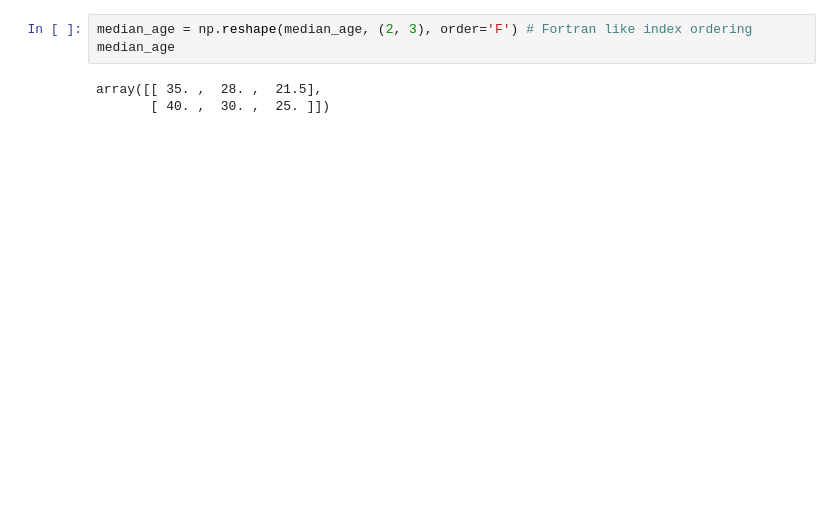
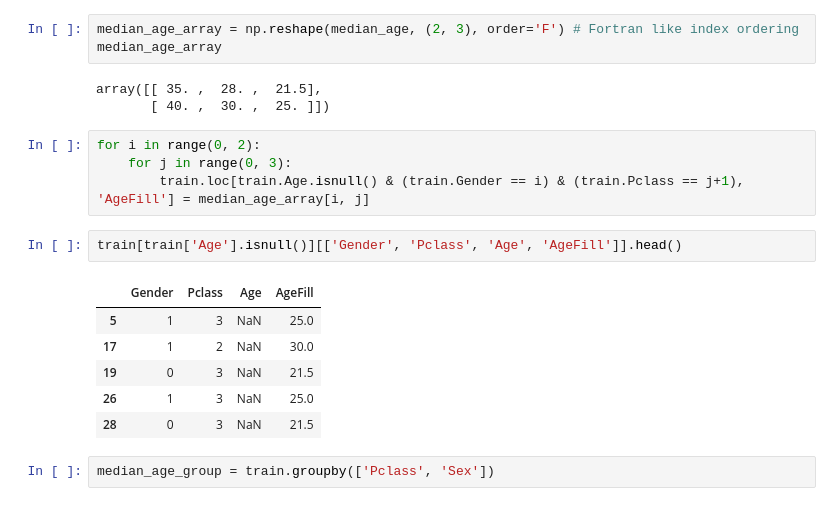
Before and after one commit to arundhaj/kaggle_titanic_tutorial, a Jupyter notebook: tutorial.ipynb, the cells around one changed output. Cells and saved outputs as stored; diff of their text form; blank space fills up the shorter version.

```diff
--- a/tutorial.ipynb
+++ b/tutorial.ipynb
@@ -271,6 +266,21 @@ train[train['Age'].isnull()][['Gender', 'Pclass', 'Age', 'AgeFill']].head(10)
 # %%
-median_age = np.reshape(median_age, (2, 3), order='F') # Fortran like index ordering
-median_age
+median_age_array = np.reshape(median_age, (2, 3), order='F') # Fortran like index ordering
+median_age_array
 # %% [output]
 array([[ 35. ,  28. ,  21.5],
        [ 40. ,  30. ,  25. ]])
+# %%
+for i in range(0, 2):
+    for j in range(0, 3):
+        train.loc[train.Age.isnull() & (train.Gender == i) & (train.Pclass == j+1), 'AgeFill'] = median_age_array[i, j]
+# %%
+train[train['Age'].isnull()][['Gender', 'Pclass', 'Age', 'AgeFill']].head()
+# %% [output]
+|  | Gender | Pclass | Age | AgeFill |
+| 5 | 1 | 3 | NaN | 25.0 |
+| 17 | 1 | 2 | NaN | 30.0 |
+| 19 | 0 | 3 | NaN | 21.5 |
+| 26 | 1 | 3 | NaN | 25.0 |
+| 28 | 0 | 3 | NaN | 21.5 |
+# %%
+median_age_group = train.groupby(['Pclass', 'Sex'])
```
Also changed, not shown: parts of 8 cells of this notebook.
